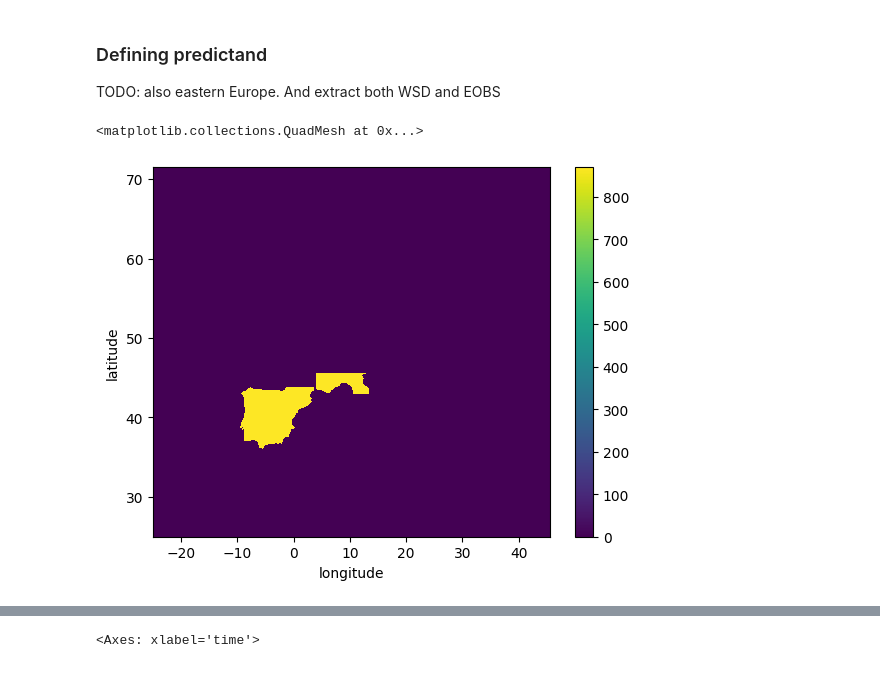
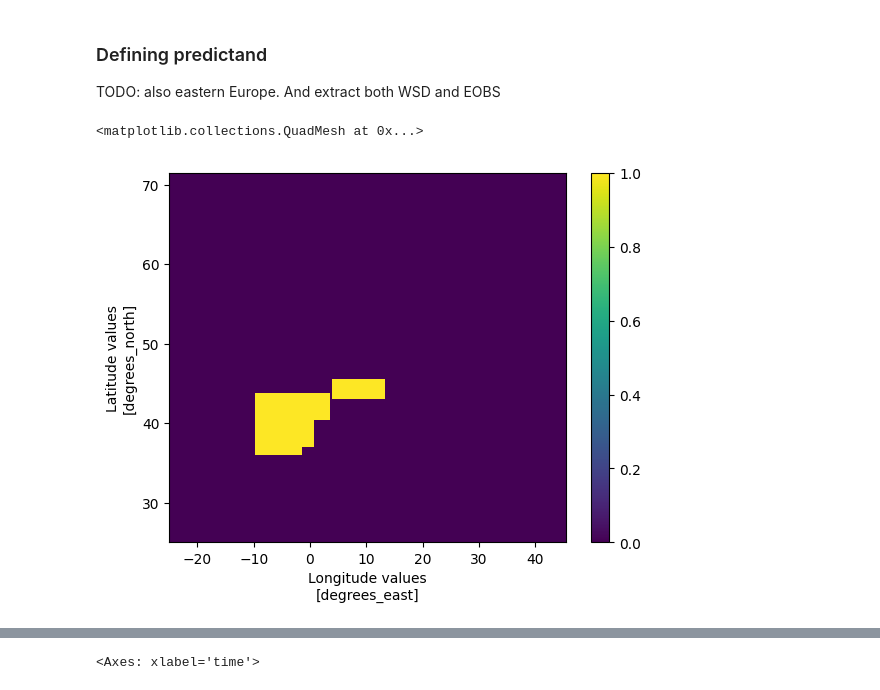
Before and after one commit to chiemvs/Medley, a Jupyter notebook: notebooks/Temporal_exploration.ipynb, the cells around one changed output, grey strips where cells are left out. Cells and saved outputs as stored; diff of their text form; code cells hidden in the pictures.

Commit message:
Functions to create spatial average predictand from station or gridded data within mask is extracted from notebooks and in preprocessing code.

```diff
--- a/notebooks/Temporal_exploration.ipynb
+++ b/notebooks/Temporal_exploration.ipynb
@@ -28,27 +29,20 @@ warnings.simplefilter('ignore',category=UserWarning)
 TODO: also eastern Europe. And extract both WSD and EOBS
 # %%
 # blocks to include and exclude. Lonmin, latmin, lonmax, latmax
-include = {'iberia':(-9.8,35.98,3.6,43.8),
-          'france_italy':(4,43,13.4,45.63)}
-exclude = {'islands':(0.79,35.2,4.6,40.4),
-          'north_africa':(-1.450,34.457,11.217,36.972)}
+west = dict(include = {
+                    'iberia':(-9.8,35.98,3.6,43.8),
+                    'france_italy':(4,43,13.4,45.63),
+                    },
+               exclude = {
+                   'islands':(0.79,35.2,4.6,40.4),
+                   'north_africa':(-1.450,34.457,11.217,36.972),
+                   })
+mask = makemask(west)
 # %%
-rrmon = xr.open_zarr('/scistor/ivm/jsn295/Medi/monthly/rr_mon_ens_mean_0.1deg_reg_v26.0e.zarr/')['rr']
-example = rrmon.isel(time = 0, drop =True)
-mask = xr.DataArray(np.full_like(example, 0), coords = example.coords)
-def set_subset_to(lonmin, latmin, lonmax, latmax, array, value):
-    lons = array.sel(longitude = slice(lonmin, lonmax)).longitude
-    lats = array.sel(latitude = slice(latmin, latmax)).latitude
-    array.loc[lats,lons] = value # cannot do .sel based assignment
-for args in include.values():
-    set_subset_to(*args, array = mask, value = 1)
-for args in exclude.values():
-    set_subset_to(*args, array = mask, value = 0)
-count = xr.where(mask,rrmon,np.nan).count('time').compute()
-count.plot()
+mask.plot()
 # %% [output]
 <matplotlib.collections.QuadMesh at 0x...>
-[figure, old version]
+[figure, new version]
 # %%
 # Precip trends per season/month?
 # %%
```
Also changed, not shown: parts of 4 cells of this notebook, 2 other files.
